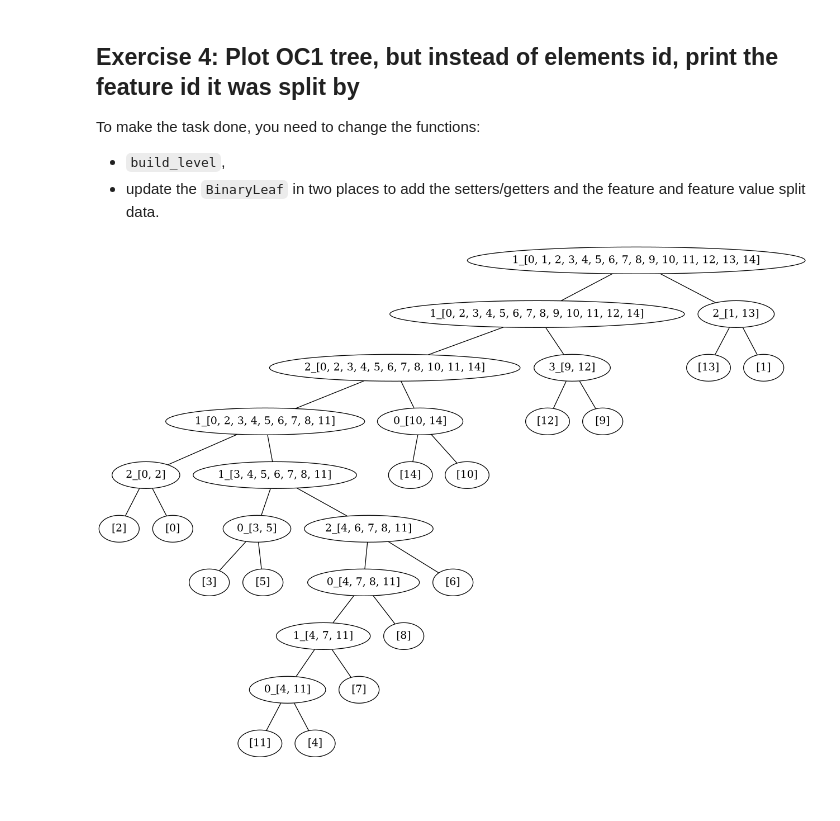
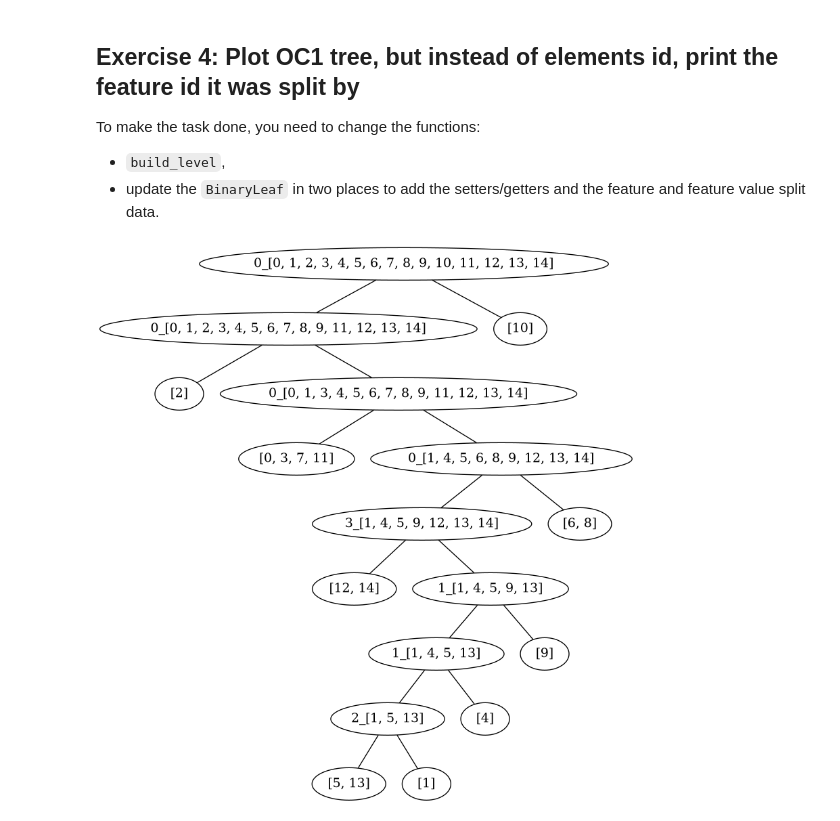
Before and after one commit to mg235nick/ml_course, a Jupyter notebook: trees/055Decision_trees_Exercises.ipynb, the cells around one changed output. Cells and saved outputs as stored; diff of their text form; code cells hidden in the pictures; blank space fills up the shorter version.

```diff
--- a/trees/055Decision_trees_Exercises.ipynb
+++ b/trees/055Decision_trees_Exercises.ipynb
@@ -242,6 +242,7 @@ def get_current_node():
 
 
 def build(root_node):
+    global current_node
     current_node = root_node
     stop_criterion = False
     split_history = []
@@ -724,9 +725,9 @@ def calculate_gini(labels):
     unique_labels = np.unique(labels)
     gini = 0
     for label in unique_labels:
-        found = np.where(labels == label)
-        gini = gini + len(found)/len(labels)
-    return np.square(gini)
+        p = np.sum(labels == label) / len(labels)
+        gini += p ** 2
+    return gini
 
 def get_all_possible_splits_by_gini(leaf):
     leaf_elements = leaf.elements
@@ -821,7 +822,7 @@ def build_level(root, split_history):
     leaf.set_completed()
     # change here
     split_feature = int(np.argmax(np.abs(split_coefficiency_vector[:-1])))
-    split_value = split_coefficiency_vector[split_feature]
+    split_value = -split_coefficiency_vector[-1] / split_coefficiency_vector[split_feature]
     old_label = str(leaf.ids)
     new_label = str(split_feature) + '_' + old_label
     leaf.set_split(split_feature)
@@ -834,31 +835,31 @@ def build_level(root, split_history):
     ###
     if len(np.unique(below_label)) == 1:
         left_leaf.set_completed()
     if len(np.unique(above_label)) == 1:
         right_leaf.set_completed()
     if compare_two_leafs(leaf, left_leaf) or compare_two_leafs(leaf,right_leaf):
         leaf.set_completed()
     else:
         leaf.set_R(right_leaf)
         leaf.set_L(left_leaf)
     build_level(root, split_history)
     return root, split_history
 
 def build(root):
     split_history = []
     return build_level(root, split_history)
 
 def plot_tree(split_history):
     tree = pydot.Dot(graph_type='graph')
     for split in split_history:
         new_edge = pydot.Edge(split[0], split[1], fillcolor = 'red')
         tree.add_edge(new_edge)
     tree.write('oc1_tree.png', format='png')
 
 oc1_tree, split_history = build(root)
 plot_tree(split_history)
 
 from IPython.display import Image
 Image(filename='oc1_tree.png')
 # %% [output]
-[figure, old version]
+[figure, new version]
```
Also changed, not shown: parts of 1 cell of this notebook, 2 other files.
